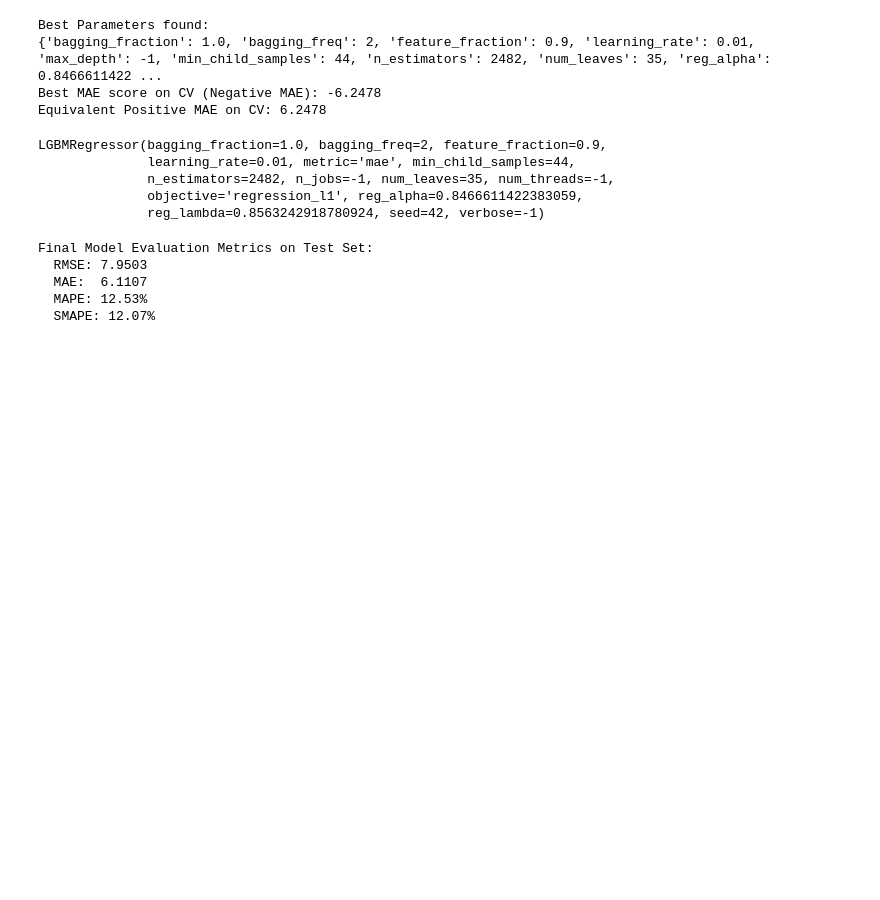
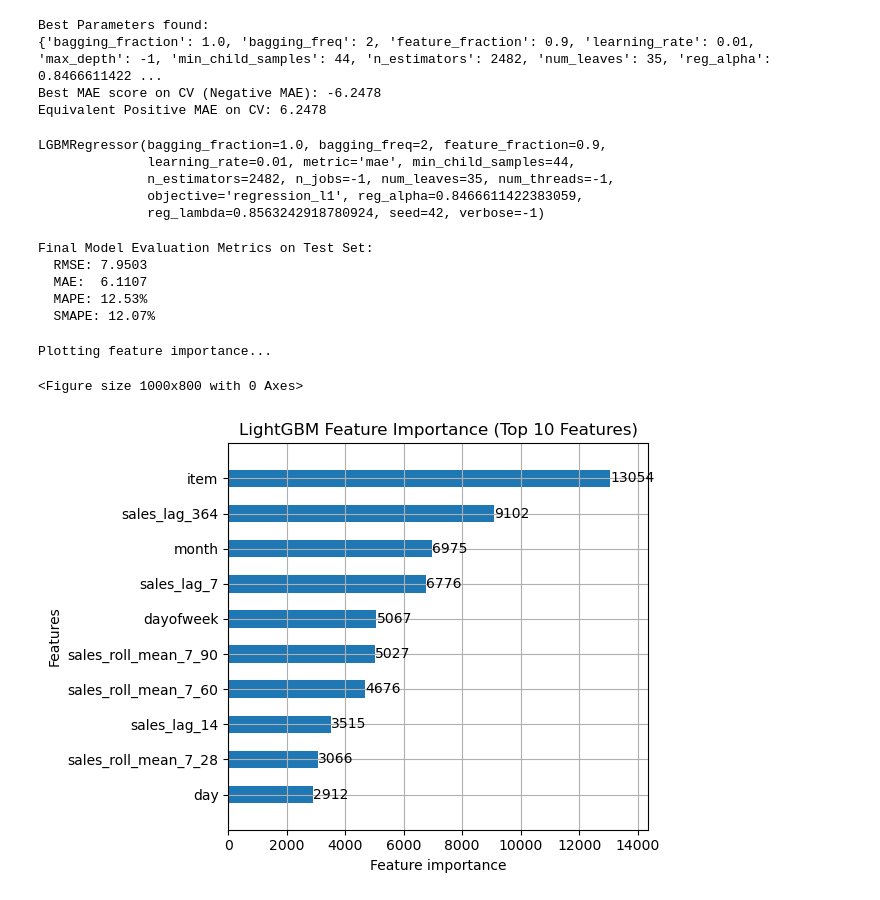
Before and after one commit to TenJit/StockForecastingRPA, a Jupyter notebook: main.ipynb, the cells around one changed output. Saved outputs shown, nothing was run; the diff lists cells and outputs as text; code cells hidden in the pictures; blank space fills up the shorter version.

Commit message:
add feature importances

```diff
--- a/main.ipynb
+++ b/main.ipynb
@@ -319,3 +309,22 @@ Final Model Evaluation Metrics on Test Set:
   MAE:  6.1107
   MAPE: 12.53%
   SMAPE: 12.07%
+# %%
+print("\nPlotting feature importance...")
+
+plt.figure(figsize=(10, 8))
+
+lgb.plot_importance(
+    bestmodel,
+    max_num_features=10,
+    height=0.5,
+    importance_type='split'
+)
+
+plt.title("LightGBM Feature Importance (Top 10 Features)")
+plt.tight_layout()
+plt.show()
+# %% [output]
+Plotting feature importance...
+<Figure size 1000x800 with 0 Axes>
+[figure, added]
```
Also changed, not shown: parts of 6 cells of this notebook.
